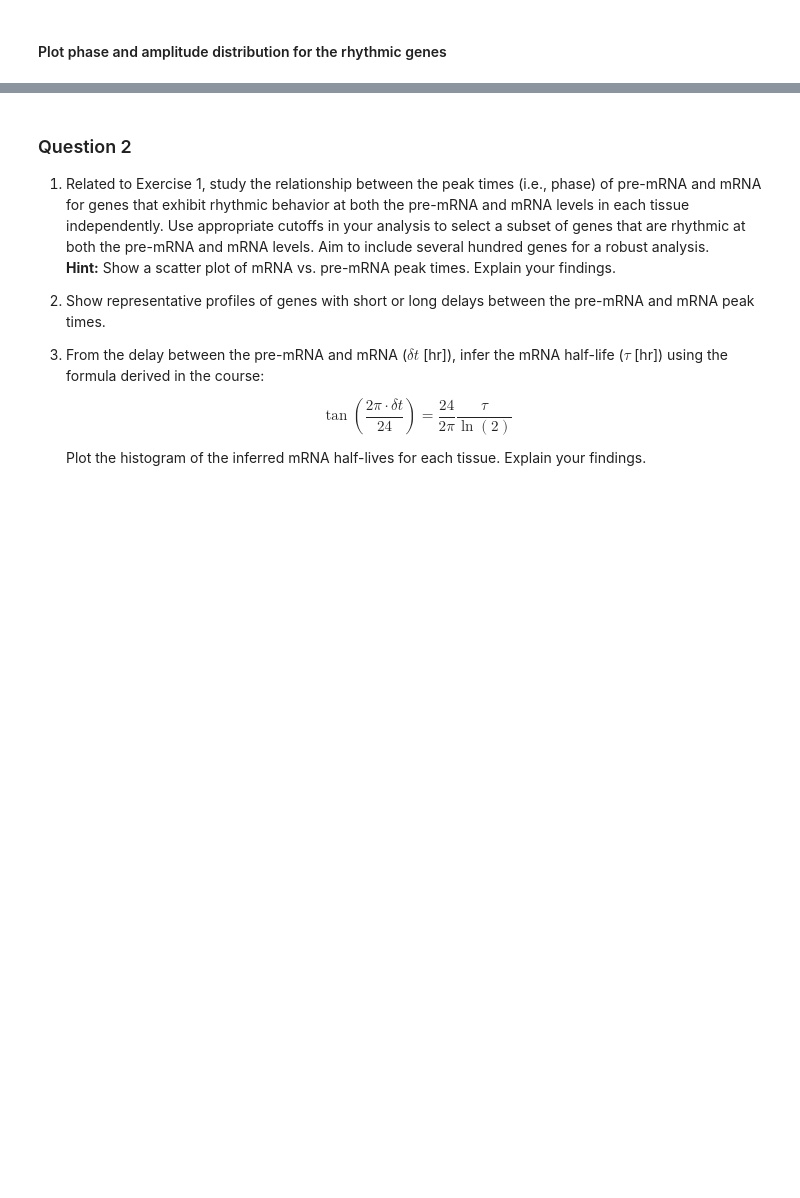
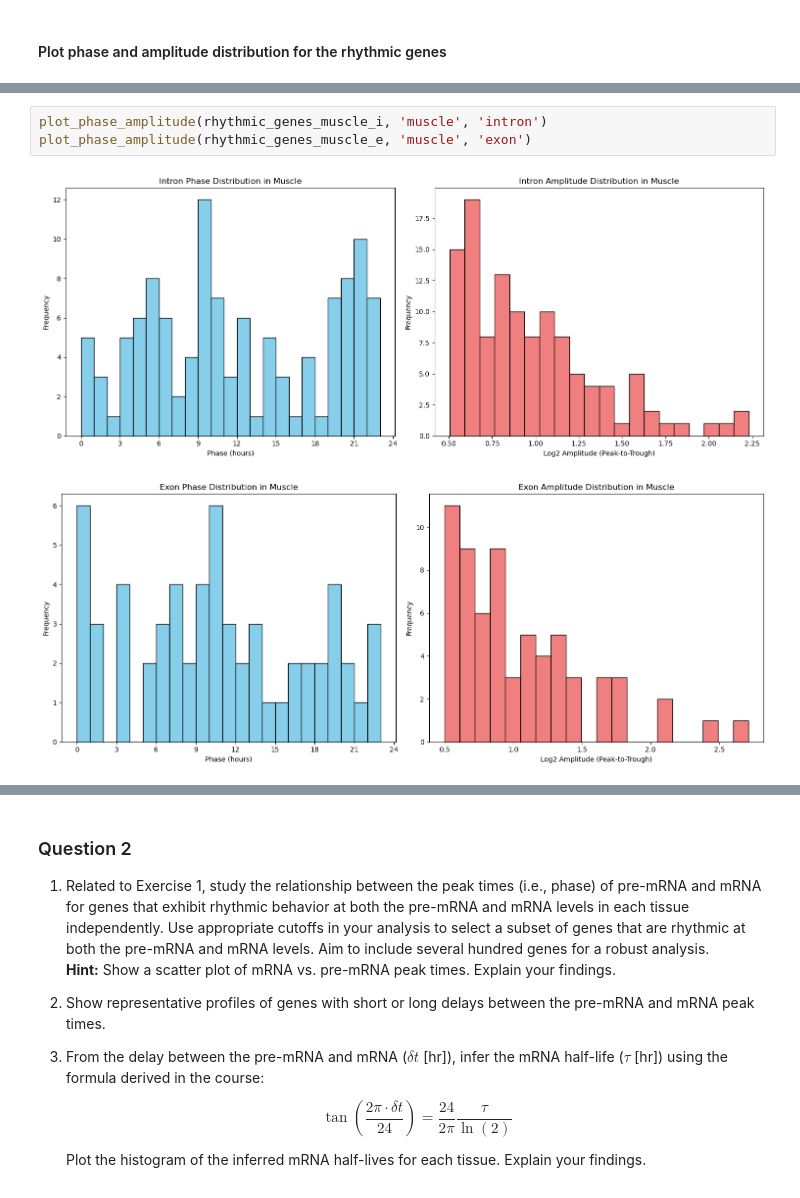
Before and after one commit to PierreLts/Genomics-to-Function, a Jupyter notebook: Exercise_Week11_12_B_Exercises.ipynb, the cells around one changed output, grey strips where cells are left out. Cells and saved outputs as stored; diff of their text form; blank space fills up the shorter version.

```diff
--- a/Exercise_Week11_12_B_Exercises.ipynb
+++ b/Exercise_Week11_12_B_Exercises.ipynb
@@ -477,0 +601,6 @@ results_exon_muscle = fit_harmo(dat_exon_muscle, time, T)
+# %%
+plot_phase_amplitude(rhythmic_genes_muscle_i, 'muscle', 'intron')
+plot_phase_amplitude(rhythmic_genes_muscle_e, 'muscle', 'exon')
+# %% [output]
+[figure, added]
+[figure, added]
```
Also changed, not shown: parts of 17 cells of this notebook.
